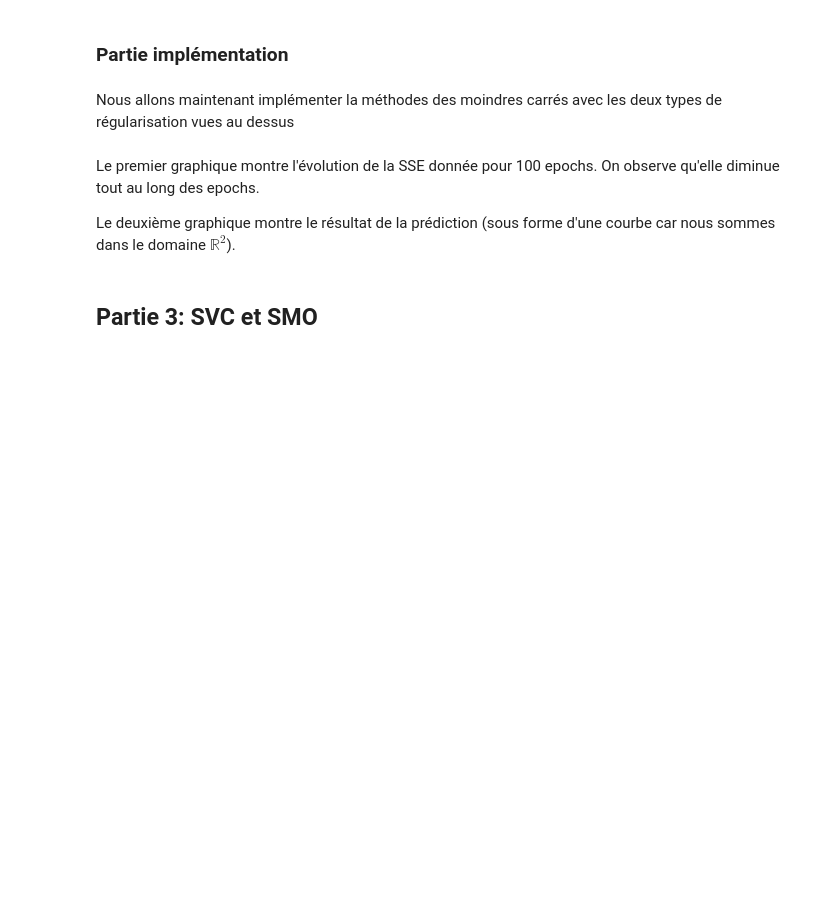
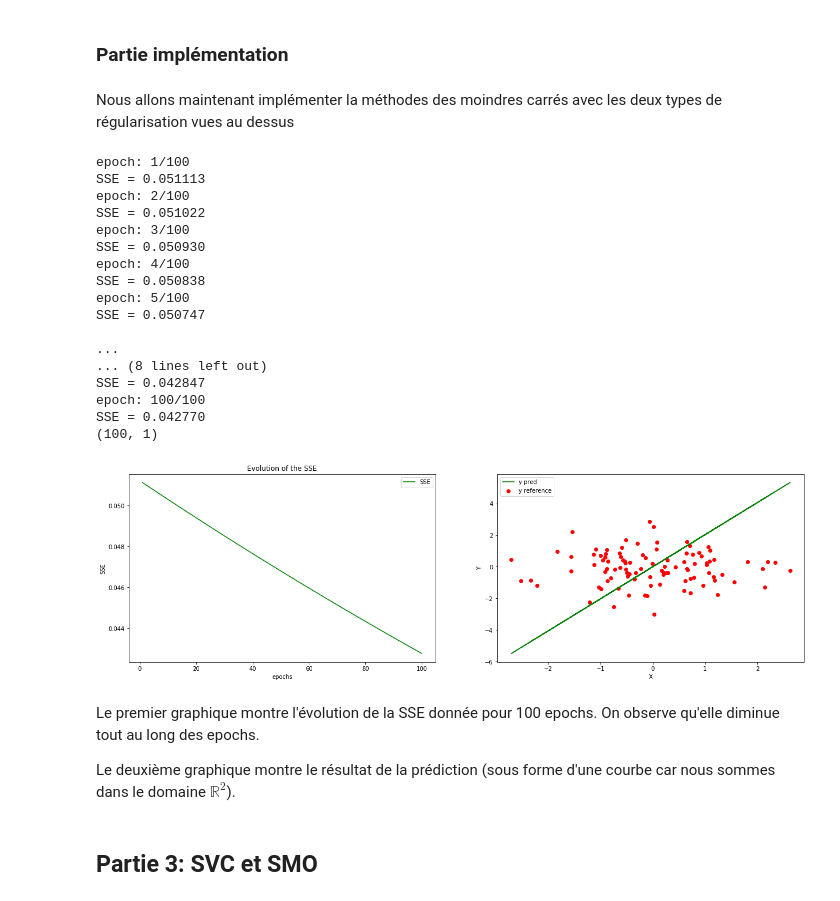
Before and after one commit to baptisteesteban/OCVXII, a Jupyter notebook: OCVX Rapport.ipynb, the cells around one changed output. Saved outputs shown, nothing was run; the diff lists cells and outputs as text; code cells hidden in the pictures; blank space fills up the shorter version.

```diff
--- a/OCVX Rapport.ipynb
+++ b/OCVX Rapport.ipynb
@@ -386,19 +364,38 @@ class least_square:
 # %%
 n_features = 1   # = P (number of features)
 n_samples = 100  # = N (number of elements)
 
 
 # Create dataset
 X = np.random.randn(n_samples, n_features)
 Y = np.random.randn(n_samples)
 
 # Create the least_square and doing a L2 regression
-l = least_square(X)
+l = ocvx.LeastSquare(X)
 l.tikhonov_reg(0.1, y=Y, max_iter=100)
 
 
 # plot results
 l.plot(Y)
+# %% [output]
+epoch: 1/100
+SSE = 0.051113
+epoch: 2/100
+SSE = 0.051022
+epoch: 3/100
+SSE = 0.050930
+epoch: 4/100
+SSE = 0.050838
+epoch: 5/100
+SSE = 0.050747
+
+...
+... (8 lines left out)
+SSE = 0.042847
+epoch: 100/100
+SSE = 0.042770
+(100, 1)
+[figure, added]
 # %% [markdown]
 Le premier graphique montre l'évolution de la SSE donnée pour 100 epochs. On observe qu'elle diminue tout au long des epochs.
 
```
Also changed, not shown: parts of 9 cells of this notebook.
